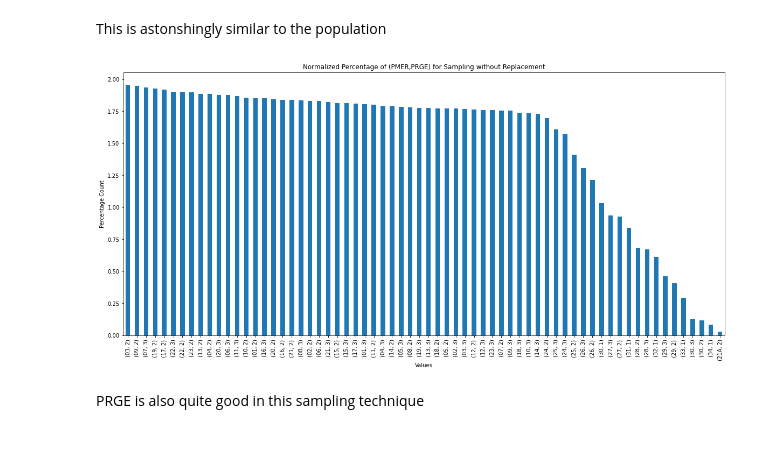
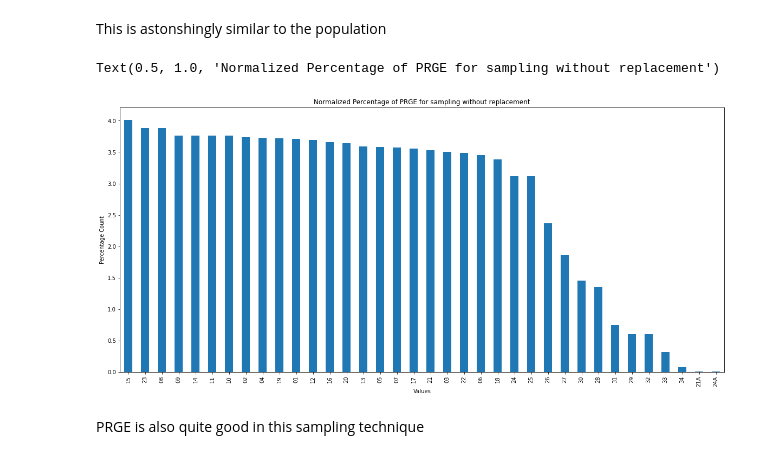
Before and after one commit to codeprentice-org/change-journal, a Jupyter notebook: notebook/sampling.ipynb, the cells around one changed output. Saved outputs shown, nothing was run; the diff lists cells and outputs as text; code cells hidden in the pictures.

```diff
--- a/notebook/sampling.ipynb
+++ b/notebook/sampling.ipynb
@@ -51,2 +47,0 @@ Let us change this dataframe to work with only the columns that are important in
-# %%
-gdf=gdf[["QSECT","PSECT","PTWP","PRGE","PMER"]]
@@ -103,14 +51,13 @@ sample_size=sample_size(gdf,0.005,0.05)
 ### Population Attributes
 # %%
 def pop_attributes(df):
+    featurecd=df['FEATURECD'].value_counts(normalize=True) * 100
     qsect=df['QSECT'].value_counts(normalize=True) * 100
     pmer=df['PMER'].value_counts(normalize=True) * 100
     psect=df["PSECT"].value_counts(normalize=True)*100
     ptwp=df["PTWP"].value_counts(normalize=True)*100
     prge=df["PRGE"].value_counts(normalize=True)*100
-    prge_pmer_comb=pd.Series((zip(df["PRGE"],df["PMER"])))
-    prge_pmer=prge_pmer_comb.value_counts(normalize=True)*100
-    return qsect,pmer,psect,ptwp,prge,prge_pmer
+    return featurecd,qsect,pmer,psect,ptwp,prge
 pop_at=pop_attributes(gdf)
 # %% [markdown]
 Let us start by plotting some of the distribution of our attributes
@@ -214,5 +134,5 @@ We first start with random sampling with replacement
 #### 1) Random Sampling without Replacement
 # %%
 def random_sampling_rep(gdf):
-    return gdf.sample(n=sample_size,replace=False)
+    return gdf.sample(n=10000,replace=False)
 samp_nrep_at=pop_attributes(random_sampling_rep(gdf))
@@ -251,9 +190,13 @@ plot_bar(4,samp_nrep_at,"PRGE","Sampling without Replacement")
 This is astonshingly similar to the population
 # %%
 fig, ax = plt.subplots(figsize =(20, 9))
-plot_bar(5,samp_nrep_at,"(PMER,PRGE)","Sampling without Replacement")
+samp_nrep_at[5].plot.bar()
+plt.xlabel("Values")
+plt.ylabel("Percentage Count")
+plt.title("Normalized Percentage of PRGE for sampling without replacement")
 # %% [output]
+Text(0.5, 1.0, 'Normalized Percentage of PRGE for sampling without replacement')
-[figure, old version]
+[figure, new version]
 # %% [markdown]
 PRGE is also quite good in this sampling technique
 # %% [markdown]
```
Also changed, not shown: parts of 71 cells of this notebook.
